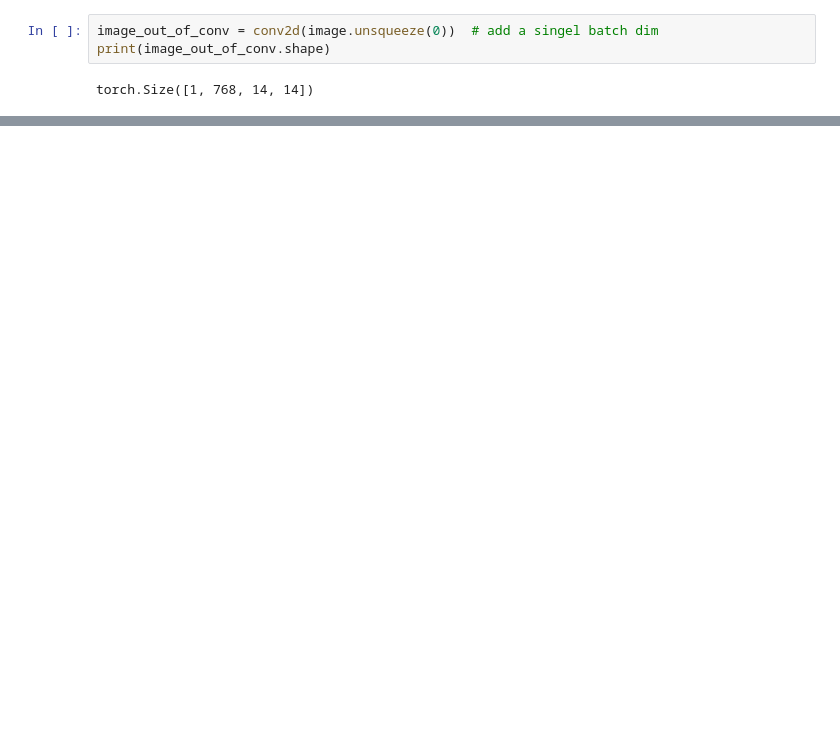
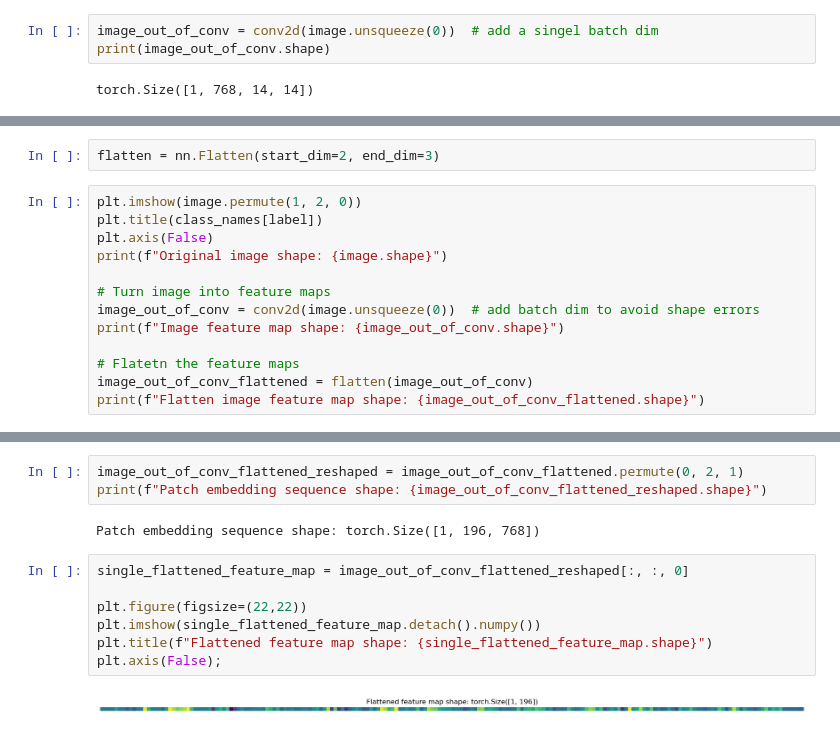
Before and after one commit to KajetanFrackowiak/pytorch_deep_learning, a Jupyter notebook: 08_pytorch_paper_replacating.ipynb, the cells around one changed output, grey strips where cells are left out. Drawn from its saved outputs; the diff is of its cells as text; blank space fills up the shorter version.

```diff
--- a/08_pytorch_paper_replacating.ipynb
+++ b/08_pytorch_paper_replacating.ipynb
@@ -247,0 +252,15 @@ single_feature_map, single_feature_map.requires_grad
+# %%
+flatten = nn.Flatten(start_dim=2, end_dim=3)
+# %%
+plt.imshow(image.permute(1, 2, 0))
+plt.title(class_names[label])
+plt.axis(False)
+print(f"Original image shape: {image.shape}")
+
+# Turn image into feature maps
+image_out_of_conv = conv2d(image.unsqueeze(0))  # add batch dim to avoid shape errors
+print(f"Image feature map shape: {image_out_of_conv.shape}")
+
+# Flatetn the feature maps
+image_out_of_conv_flattened = flatten(image_out_of_conv)
+print(f"Flatten image feature map shape: {image_out_of_conv_flattened.shape}")
@@ -247,0 +272,14 @@ single_feature_map, single_feature_map.requires_grad
+# %%
+image_out_of_conv_flattened_reshaped = image_out_of_conv_flattened.permute(0, 2, 1)
+print(f"Patch embedding sequence shape: {image_out_of_conv_flattened_reshaped.shape}")
+# %% [output]
+Patch embedding sequence shape: torch.Size([1, 196, 768])
+# %%
+single_flattened_feature_map = image_out_of_conv_flattened_reshaped[:, :, 0]
+
+plt.figure(figsize=(22,22))
+plt.imshow(single_flattened_feature_map.detach().numpy())
+plt.title(f"Flattened feature map shape: {single_flattened_feature_map.shape}")
+plt.axis(False);
+# %% [output]
+[figure, added]
```
Also changed, not shown: parts of 15 cells of this notebook.
